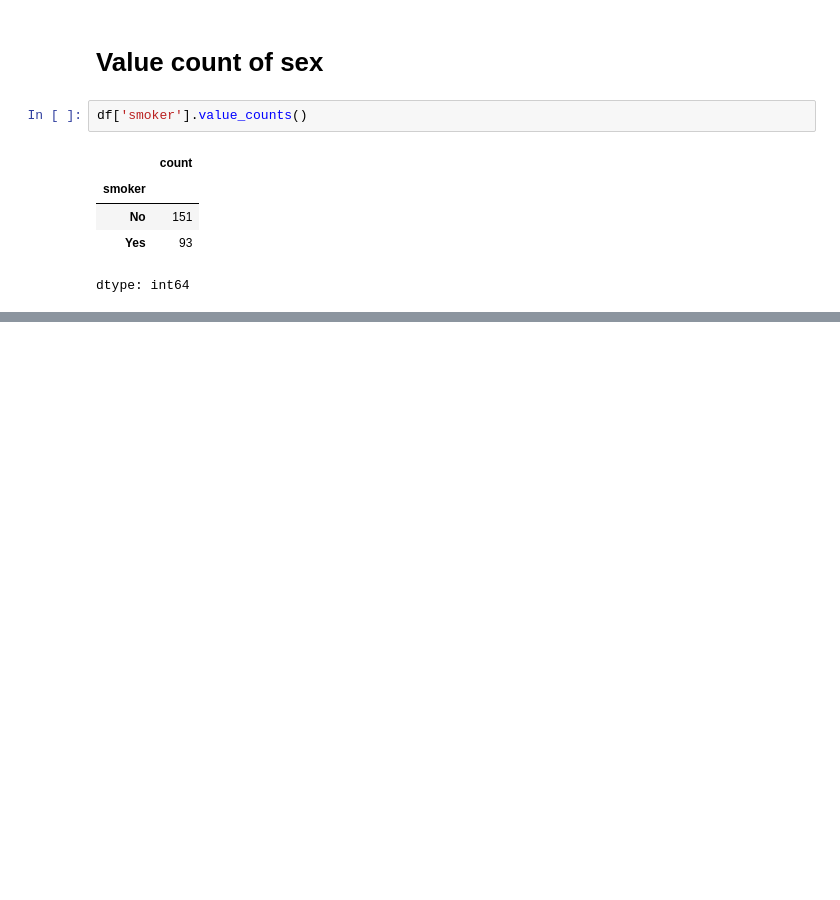
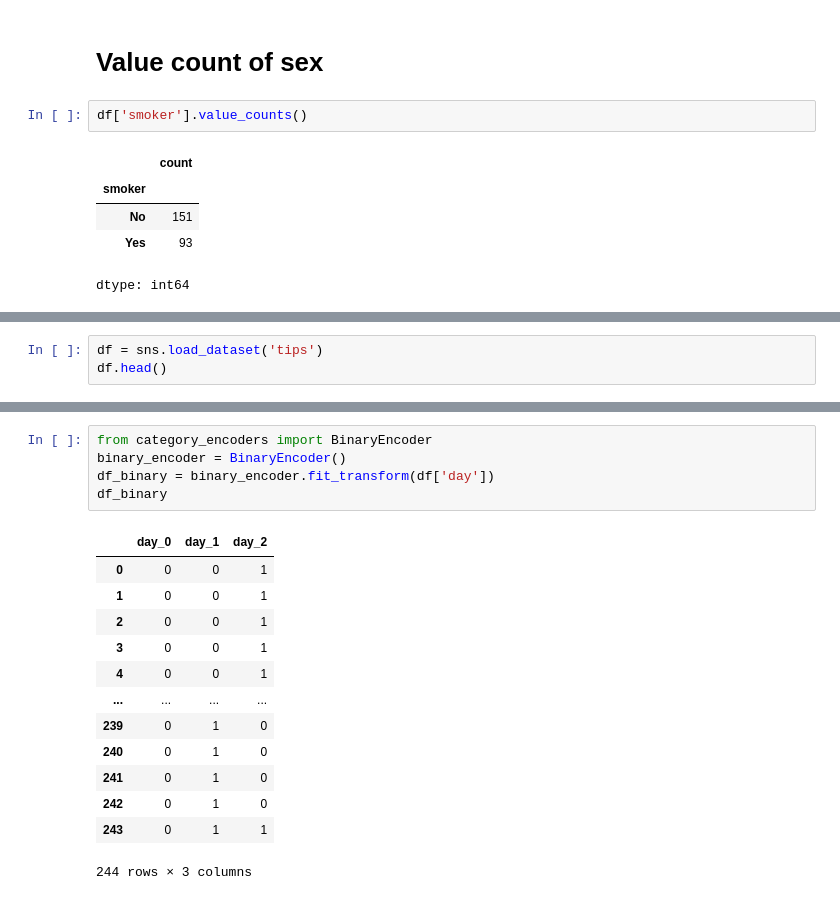
Before and after one commit to sammanfatima/Her-ML-Journey, a Jupyter notebook: Feature_Encoding.ipynb, the cells around one changed output, grey strips where cells are left out. Cells and saved outputs as stored; diff of their text form; blank space fills up the shorter version.

```diff
--- a/Feature_Encoding.ipynb
+++ b/Feature_Encoding.ipynb
@@ -73,0 +214,3 @@ dtype: int64
+# %%
+df = sns.load_dataset('tips')
+df.head()
@@ -73,0 +224,19 @@ dtype: int64
+# %%
+from category_encoders import BinaryEncoder
+binary_encoder = BinaryEncoder()
+df_binary = binary_encoder.fit_transform(df['day'])
+df_binary
+# %% [output]
+|  | day_0 | day_1 | day_2 |
+| 0 | 0 | 0 | 1 |
+| 1 | 0 | 0 | 1 |
+| 2 | 0 | 0 | 1 |
+| 3 | 0 | 0 | 1 |
+| 4 | 0 | 0 | 1 |
+| ... | ... | ... | ... |
+| 239 | 0 | 1 | 0 |
+| 240 | 0 | 1 | 0 |
+| 241 | 0 | 1 | 0 |
+| 242 | 0 | 1 | 0 |
+| 243 | 0 | 1 | 1 |
+244 rows × 3 columns
```
Also changed, not shown: parts of 16 cells of this notebook.
